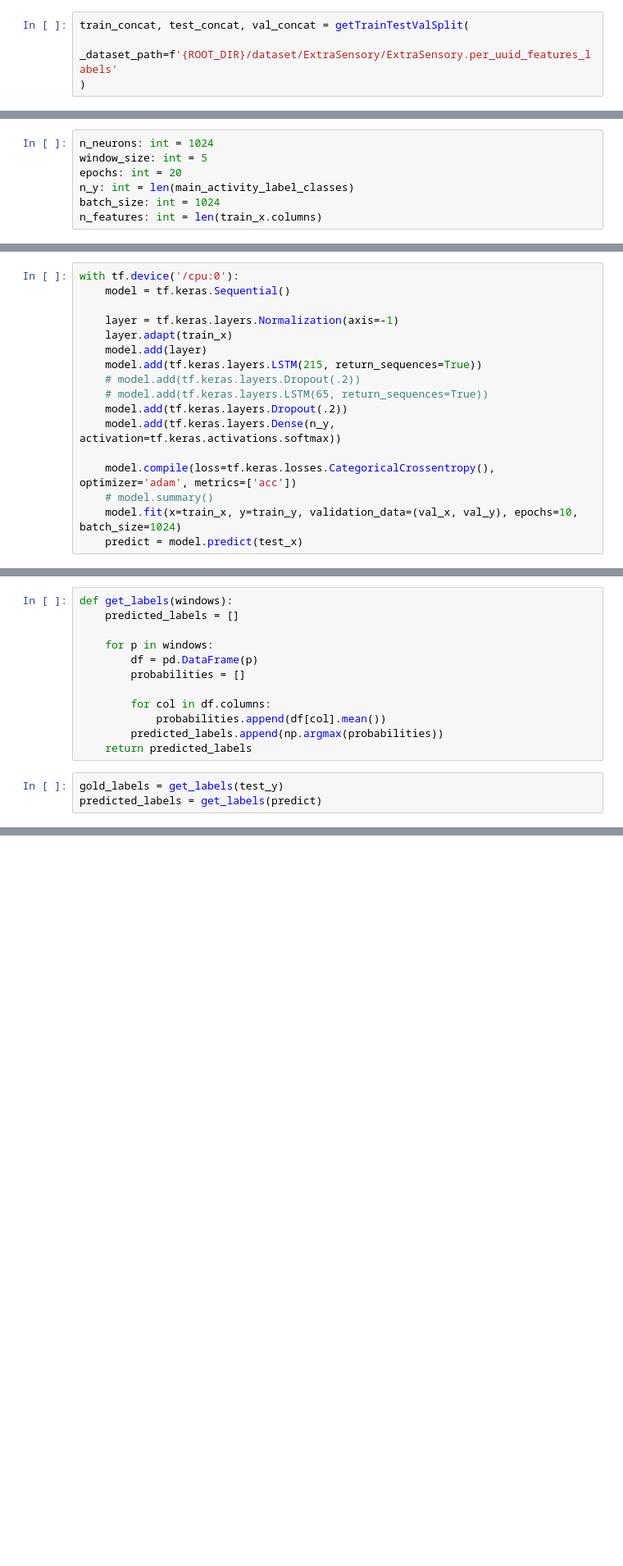
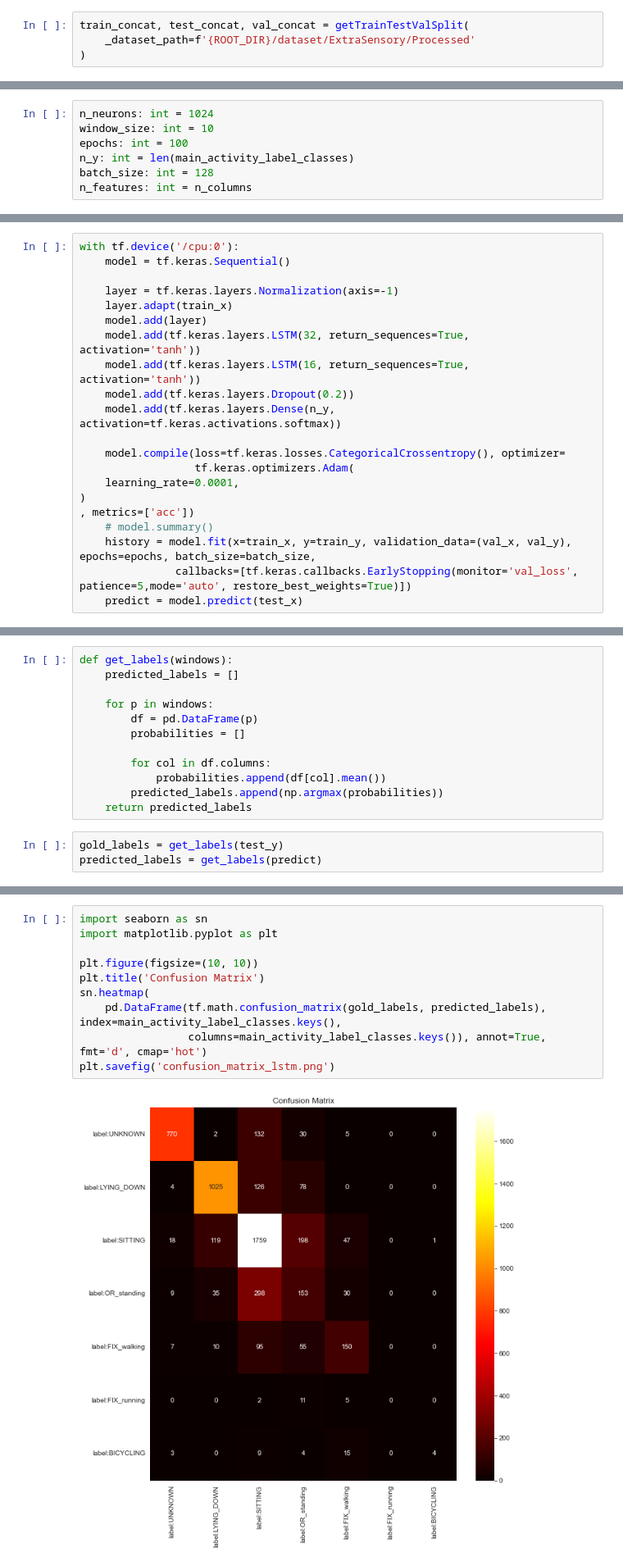
Before and after one commit to Max-Faber/ML4QS-Assignment3, a Jupyter notebook: LSTM.ipynb, the cells around one changed output, grey strips where cells are left out. Shown at 82% size. Cells and saved outputs as stored; diff of their text form; blank space fills up the shorter version.

Commit message:
LSTM code

```diff
--- a/LSTM.ipynb
+++ b/LSTM.ipynb
@@ -12,4 +15,4 @@ from sklearn.metrics import f1_score
 # %%
 train_concat, test_concat, val_concat = getTrainTestValSplit(
-    _dataset_path=f'{ROOT_DIR}/dataset/ExtraSensory/ExtraSensory.per_uuid_features_labels'
+    _dataset_path=f'{ROOT_DIR}/dataset/ExtraSensory/Processed'
 )
@@ -26,7 +68,7 @@ val_x = val_x.fillna(0)
 # %%
 n_neurons: int = 1024
-window_size: int = 5
-epochs: int = 20
+window_size: int = 10
+epochs: int = 100
 n_y: int = len(main_activity_label_classes)
-batch_size: int = 1024
-n_features: int = len(train_x.columns)
+batch_size: int = 128
+n_features: int = n_columns
@@ -72,14 +107,18 @@ with tf.device('/cpu:0'):
     layer = tf.keras.layers.Normalization(axis=-1)
     layer.adapt(train_x)
     model.add(layer)
-    model.add(tf.keras.layers.LSTM(215, return_sequences=True))
-    # model.add(tf.keras.layers.Dropout(.2))
-    # model.add(tf.keras.layers.LSTM(65, return_sequences=True))
-    model.add(tf.keras.layers.Dropout(.2))
+    model.add(tf.keras.layers.LSTM(32, return_sequences=True, activation='tanh'))
+    model.add(tf.keras.layers.LSTM(16, return_sequences=True, activation='tanh'))
+    model.add(tf.keras.layers.Dropout(0.2))
     model.add(tf.keras.layers.Dense(n_y, activation=tf.keras.activations.softmax))
 
-    model.compile(loss=tf.keras.losses.CategoricalCrossentropy(), optimizer='adam', metrics=['acc'])
+    model.compile(loss=tf.keras.losses.CategoricalCrossentropy(), optimizer=
+                  tf.keras.optimizers.Adam(
+    learning_rate=0.0001,
+)
+, metrics=['acc'])
     # model.summary()
-    model.fit(x=train_x, y=train_y, validation_data=(val_x, val_y), epochs=10, batch_size=1024)
+    history = model.fit(x=train_x, y=train_y, validation_data=(val_x, val_y), epochs=epochs, batch_size=batch_size,
+               callbacks=[tf.keras.callbacks.EarlyStopping(monitor='val_loss', patience=5,mode='auto', restore_best_weights=True)])
     predict = model.predict(test_x)
 # %% [output]
@@ -132,0 +172,12 @@ array([[2847,    8,   33,   46,    6,    0,    0],
+# %%
+import seaborn as sn
+import matplotlib.pyplot as plt
+
+plt.figure(figsize=(10, 10))
+plt.title('Confusion Matrix')
+sn.heatmap(
+    pd.DataFrame(tf.math.confusion_matrix(gold_labels, predicted_labels), index=main_activity_label_classes.keys(),
+                 columns=main_activity_label_classes.keys()), annot=True, fmt='d', cmap='hot')
+plt.savefig('confusion_matrix_lstm.png')
+# %% [output]
+[figure, added]
```
Also changed, not shown: parts of 10 cells of this notebook.
